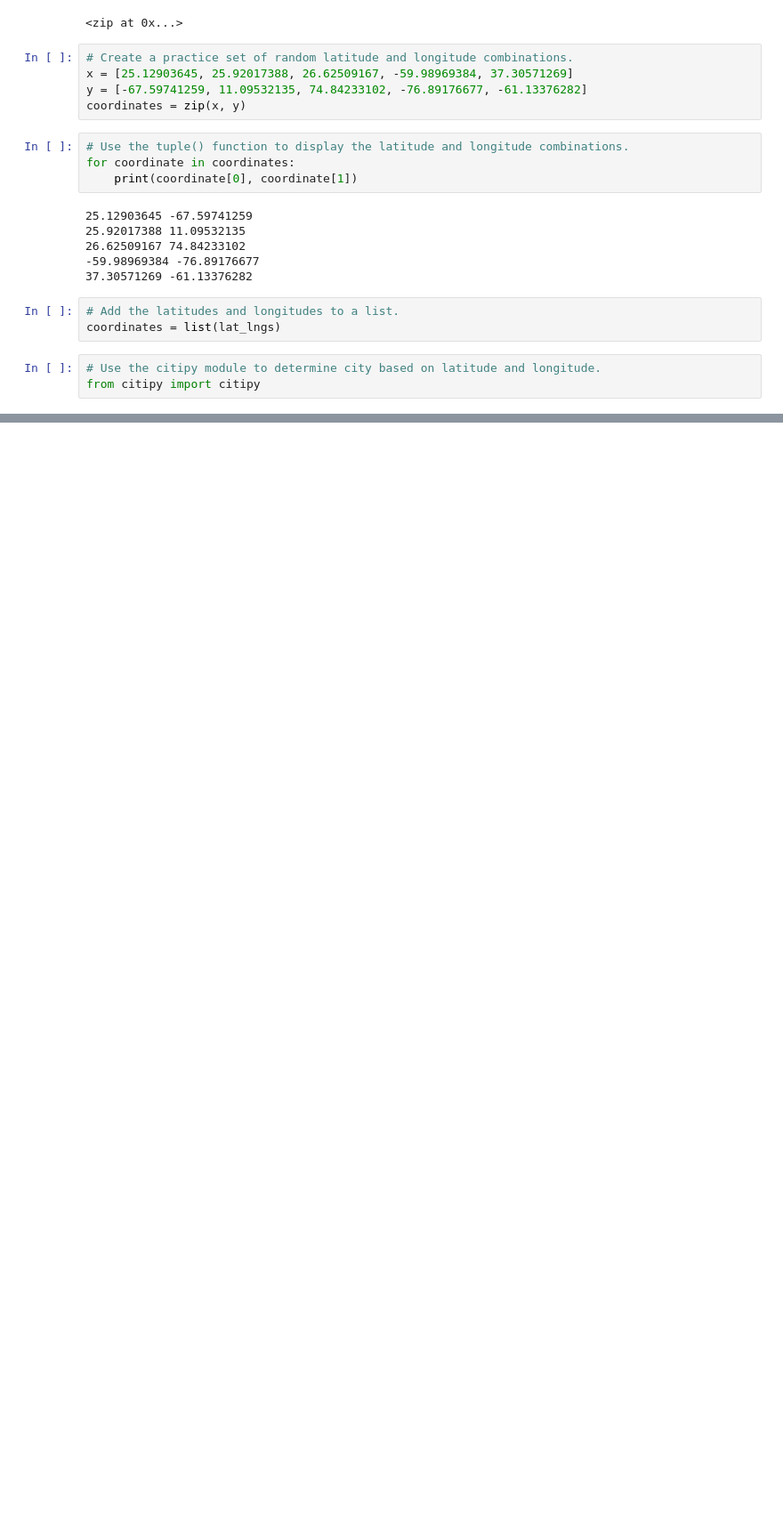
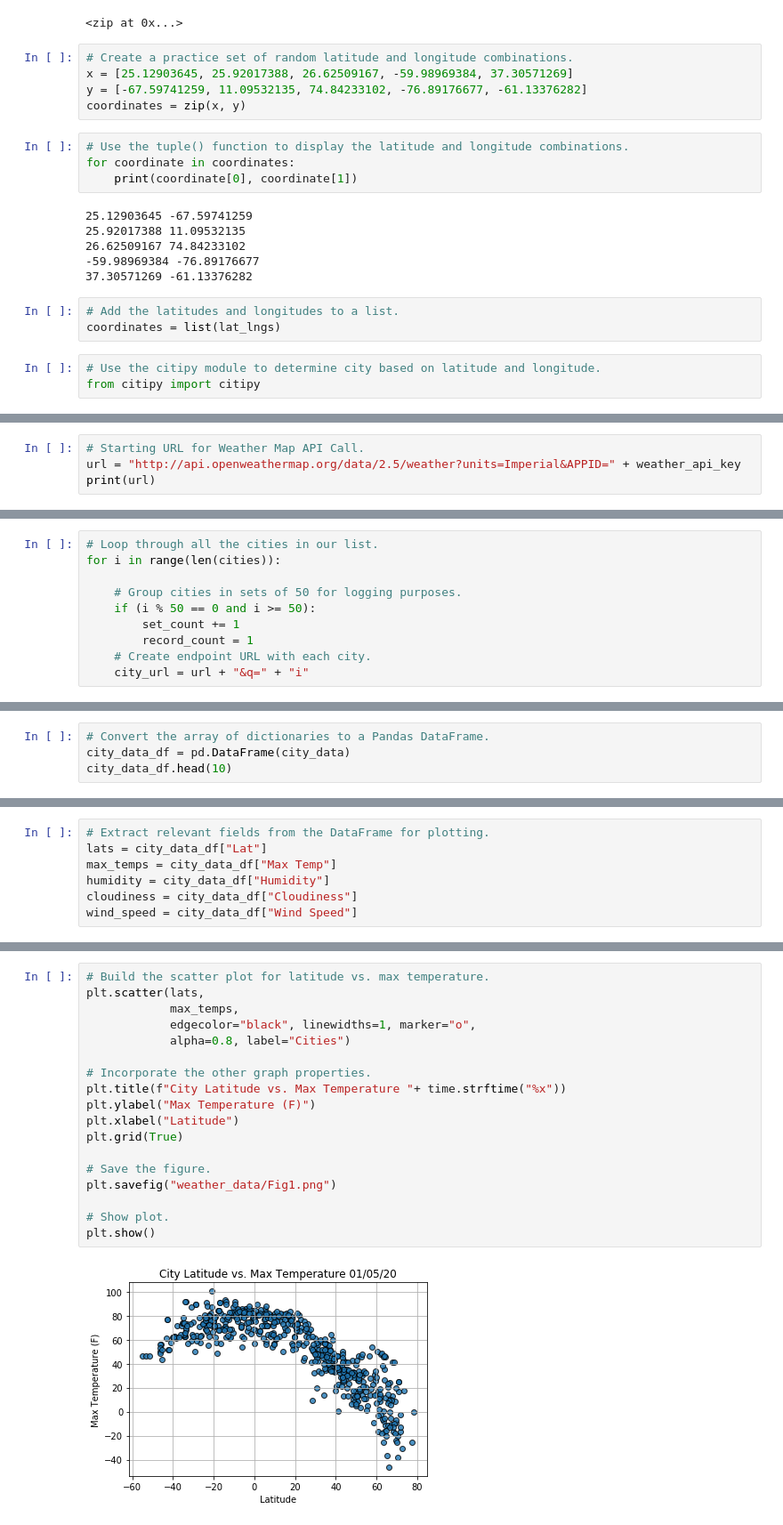
Before and after one commit to skotagiri95/World_Weather_Analysis, a Jupyter notebook: WeatherPy.ipynb, the cells around one changed output, grey strips where cells are left out. Shown: that part at 89% size. Drawn from its saved outputs; the diff is of its cells as text; blank space fills up the shorter version.

Commit message:
WeatherPy

```diff
--- a/WeatherPy.ipynb
+++ b/WeatherPy.ipynb
@@ -34,0 +60,4 @@ from citipy import citipy
+# %%
+# Starting URL for Weather Map API Call.
+url = "http://api.openweathermap.org/data/2.5/weather?units=Imperial&APPID=" + weather_api_key
+print(url)
@@ -34,0 +82,10 @@ from citipy import citipy
+# %%
+# Loop through all the cities in our list.
+for i in range(len(cities)):
+
+    # Group cities in sets of 50 for logging purposes.
+    if (i % 50 == 0 and i >= 50):
+        set_count += 1
+        record_count = 1
+    # Create endpoint URL with each city.
+    city_url = url + "&q=" + "i"
@@ -34,0 +160,4 @@ from citipy import citipy
+# %%
+# Convert the array of dictionaries to a Pandas DataFrame.
+city_data_df = pd.DataFrame(city_data)
+city_data_df.head(10)
@@ -34,0 +181,7 @@ from citipy import citipy
+# %%
+# Extract relevant fields from the DataFrame for plotting.
+lats = city_data_df["Lat"]
+max_temps = city_data_df["Max Temp"]
+humidity = city_data_df["Humidity"]
+cloudiness = city_data_df["Cloudiness"]
+wind_speed = city_data_df["Wind Speed"]
@@ -34,0 +196,20 @@ from citipy import citipy
+# %%
+# Build the scatter plot for latitude vs. max temperature.
+plt.scatter(lats,
+            max_temps,
+            edgecolor="black", linewidths=1, marker="o",
+            alpha=0.8, label="Cities")
+
+# Incorporate the other graph properties.
+plt.title(f"City Latitude vs. Max Temperature "+ time.strftime("%x"))
+plt.ylabel("Max Temperature (F)")
+plt.xlabel("Latitude")
+plt.grid(True)
+
+# Save the figure.
+plt.savefig("weather_data/Fig1.png")
+
+# Show plot.
+plt.show()
+# %% [output]
+[figure, added]
```
Also changed, not shown: parts of 25 cells of this notebook, 10 other files.
